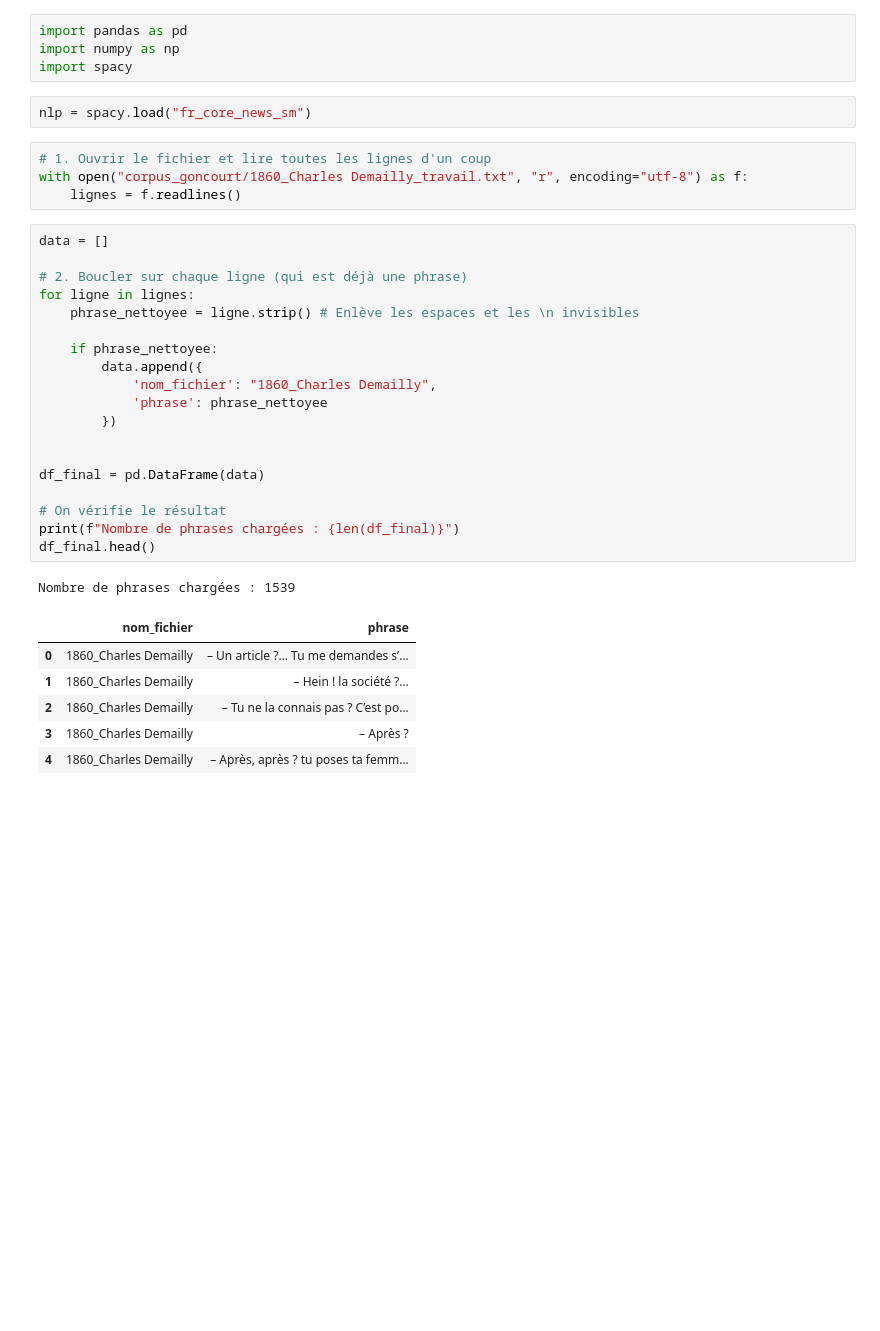
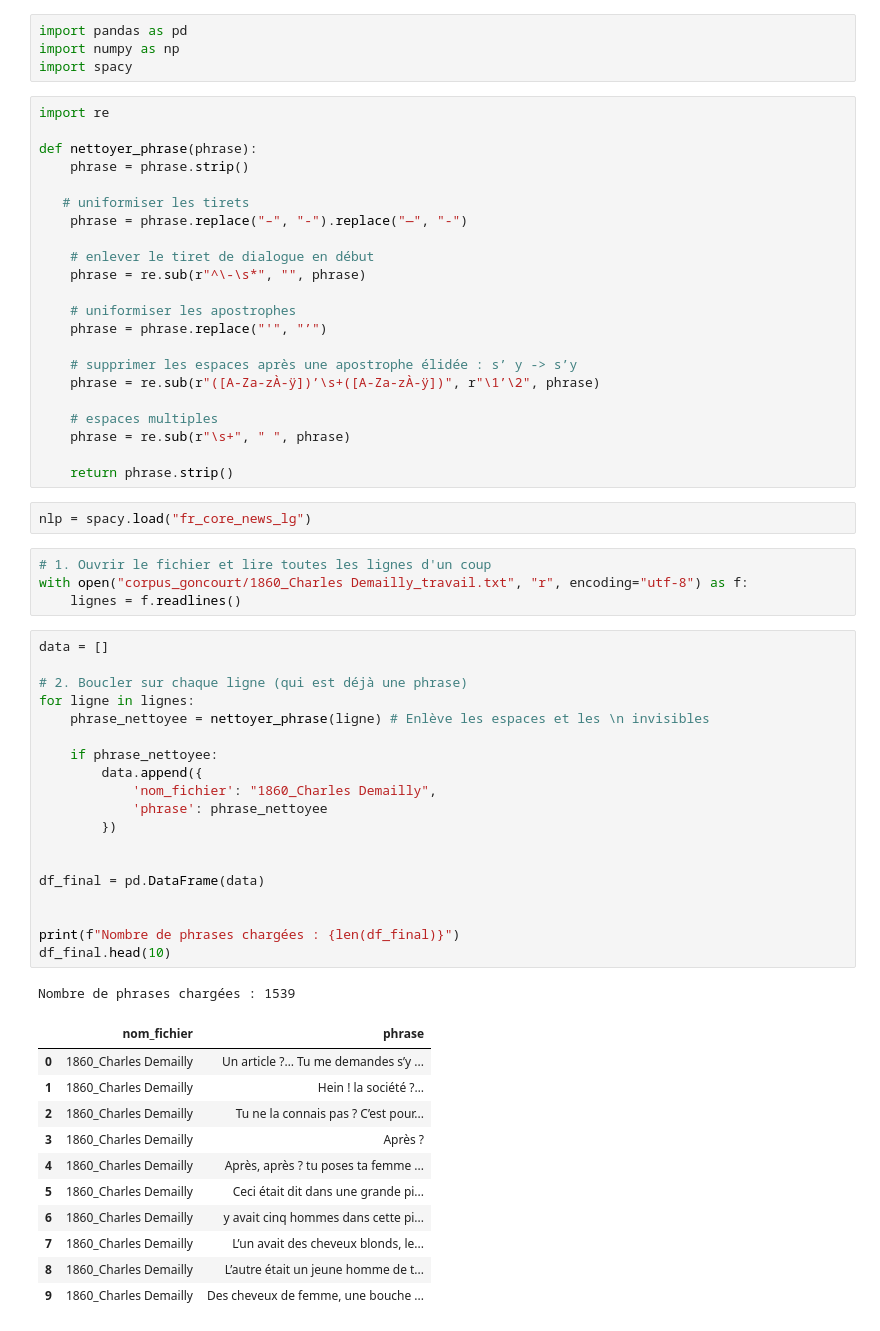
Before and after one commit to NagromLeBG/Analyse-champs-lexicaux-sur-les-Goncourt, a Jupyter notebook: Analyse_motif.ipynb, the cells around one changed output. Drawn from its saved outputs; the diff is of its cells as text; blank space fills up the shorter version.

```diff
--- a/Analyse_motif.ipynb
+++ b/Analyse_motif.ipynb
@@ -2,8 +2,30 @@
 import pandas as pd
 import numpy as np
 import spacy
+# %%
+import re
+
+def nettoyer_phrase(phrase):
+    phrase = phrase.strip()
+
+   # uniformiser les tirets
+    phrase = phrase.replace("–", "-").replace("—", "-")
+
+    # enlever le tiret de dialogue en début
+    phrase = re.sub(r"^\-\s*", "", phrase)
+
+    # uniformiser les apostrophes
+    phrase = phrase.replace("'", "’")
+
+    # supprimer les espaces après une apostrophe élidée : s’ y -> s’y
+    phrase = re.sub(r"([A-Za-zÀ-ÿ])’\s+([A-Za-zÀ-ÿ])", r"\1’\2", phrase)
+
+    # espaces multiples
+    phrase = re.sub(r"\s+", " ", phrase)
+
+    return phrase.strip()
 # %%
-nlp = spacy.load("fr_core_news_sm")
+nlp = spacy.load("fr_core_news_lg")
 # %%
 # 1. Ouvrir le fichier et lire toutes les lignes d'un coup
 with open("corpus_goncourt/1860_Charles Demailly_travail.txt", "r", encoding="utf-8") as f:
@@ -11,27 +33,32 @@ with open("corpus_goncourt/1860_Charles Demailly_travail.txt", "r", encoding="ut
 # %%
 data = []
 
 # 2. Boucler sur chaque ligne (qui est déjà une phrase)
 for ligne in lignes:
-    phrase_nettoyee = ligne.strip() # Enlève les espaces et les \n invisibles
+    phrase_nettoyee = nettoyer_phrase(ligne) # Enlève les espaces et les \n invisibles
 
     if phrase_nettoyee:
         data.append({
             'nom_fichier': "1860_Charles Demailly",
             'phrase': phrase_nettoyee
         })
 
 
 df_final = pd.DataFrame(data)
 
-# On vérifie le résultat
+
 print(f"Nombre de phrases chargées : {len(df_final)}")
-df_final.head()
+df_final.head(10)
 # %% [output]
 Nombre de phrases chargées : 1539
 |  | nom_fichier | phrase |
-| 0 | 1860_Charles Demailly | – Un article ?… Tu me demandes s’... |
-| 1 | 1860_Charles Demailly | – Hein ! la société ?… |
-| 2 | 1860_Charles Demailly | – Tu ne la connais pas ? C’est po... |
-| 3 | 1860_Charles Demailly | – Après ? |
-| 4 | 1860_Charles Demailly | – Après, après ? tu poses ta femm... |
+| 0 | 1860_Charles Demailly | Un article ?… Tu me demandes s’y ... |
+| 1 | 1860_Charles Demailly | Hein ! la société ?… |
+| 2 | 1860_Charles Demailly | Tu ne la connais pas ? C’est pour... |
+| 3 | 1860_Charles Demailly | Après ? |
+| 4 | 1860_Charles Demailly | Après, après ? tu poses ta femme ... |
+| 5 | 1860_Charles Demailly | Ceci était dit dans une grande pi... |
+| 6 | 1860_Charles Demailly | y avait cinq hommes dans cette pi... |
+| 7 | 1860_Charles Demailly | L’un avait des cheveux blonds, le... |
+| 8 | 1860_Charles Demailly | L’autre était un jeune homme de t... |
+| 9 | 1860_Charles Demailly | Des cheveux de femme, une bouche ... |
```
Also changed, not shown: parts of 5 cells of this notebook, 1 other file.
